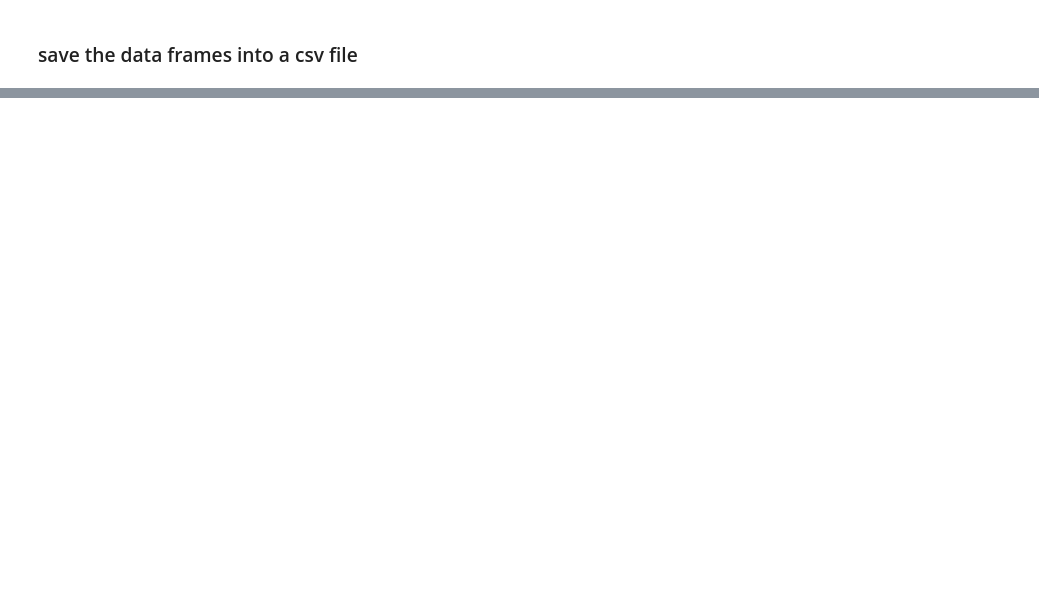
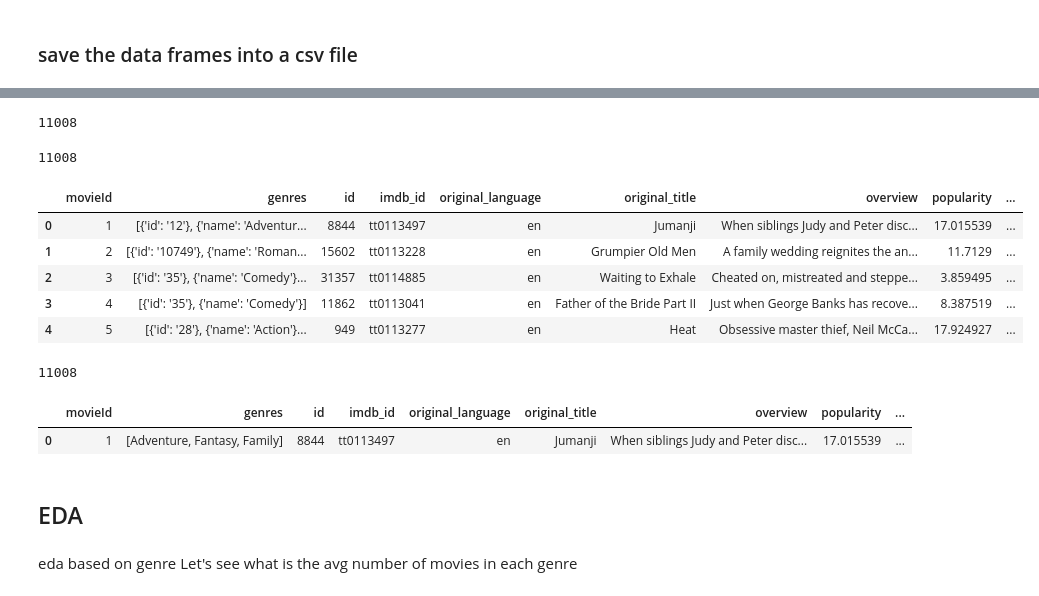
Before and after one commit to yaskarimi/movie-recommendation, a Jupyter notebook: data_cleaning.ipynb, the cells around one changed output, grey strips where cells are left out. Cells and saved outputs as stored; diff of their text form; code cells hidden in the pictures; blank space fills up the shorter version.

```diff
--- a/data_cleaning.ipynb
+++ b/data_cleaning.ipynb
@@ -314,2 +349,9 @@ memory usage: 5.2+ MB
 # %% [markdown]
 ### save the data frames into a csv file
+# %%
+genre_list=[]
+for genre in movies['genres']:
+    genre = genre.strip("[").strip("]")
+    genre_list.append(genre.split(','))
+for item in genre_list:
+    print(item)
@@ -315,0 +376,40 @@ memory usage: 5.2+ MB
+# %%
+result = [] #list of lists
+
+
+for i in range(len(genre_list)):
+
+    ls=[] #list of dicts
+
+    for item in genre_list[i]:
+        temp = {}
+        item = item.replace("'", "").replace("{", "").replace("}", "")
+        if len(item.split(":"))==2:
+            key, value = item.split(":")
+            key = key.strip()
+            value = value.strip()
+            temp[key] = value
+
+            ls.append(temp)
+    result.append(ls)
+# %%
+len(genre_list)
+# %% [output]
+11008
+# %%
+len(result)
+# %% [output]
+11008
+# %%
+final_movies_df = movies.copy()
+# %%
+final_movies_df['genres'] = result
+# %%
+final_movies_df.head()
+# %% [output]
+|  | movieId | genres | id | imdb_id | original_language | original_title | overview | popularity | ... |
+| 0 | 1 | [{'id': '12'}, {'name': 'Adventur... | 8844 | tt0113497 | en | Jumanji | When siblings Judy and Peter disc... | 17.015539 | ... |
+| 1 | 2 | [{'id': '10749'}, {'name': 'Roman... | 15602 | tt0113228 | en | Grumpier Old Men | A family wedding reignites the an... | 11.7129 | ... |
+| 2 | 3 | [{'id': '35'}, {'name': 'Comedy'}... | 31357 | tt0114885 | en | Waiting to Exhale | Cheated on, mistreated and steppe... | 3.859495 | ... |
+| 3 | 4 | [{'id': '35'}, {'name': 'Comedy'}] | 11862 | tt0113041 | en | Father of the Bride Part II | Just when George Banks has recove... | 8.387519 | ... |
+| 4 | 5 | [{'id': '28'}, {'name': 'Action'}... | 949 | tt0113277 | en | Heat | Obsessive master thief, Neil McCa... | 17.924927 | ... |
@@ -315,0 +431,4 @@ memory usage: 5.2+ MB
+# %%
+len(gen_list)
+# %% [output]
+11008
@@ -315,0 +437,7 @@ memory usage: 5.2+ MB
+# %%
+final_movies_df.head(1)
+# %% [output]
+|  | movieId | genres | id | imdb_id | original_language | original_title | overview | popularity | ... |
+| 0 | 1 | [Adventure, Fantasy, Family] | 8844 | tt0113497 | en | Jumanji | When siblings Judy and Peter disc... | 17.015539 | ... |
+# %% [markdown]
+## EDA
@@ -315,0 +447,3 @@ memory usage: 5.2+ MB
+# %% [markdown]
+eda based on genre
+Let's see what is the  avg number of movies in each genre
```
Also changed, not shown: parts of 29 cells of this notebook, 1 other file.
